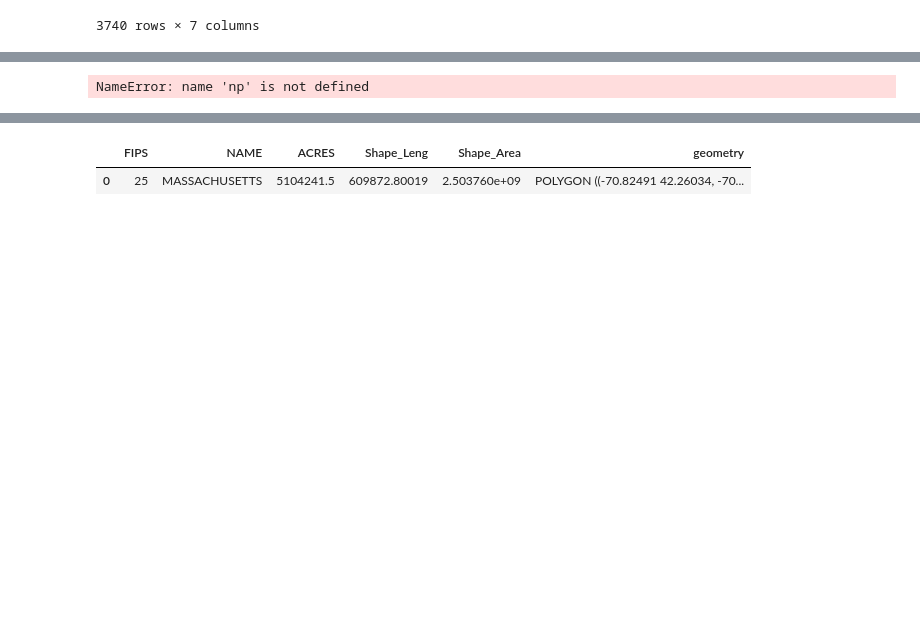
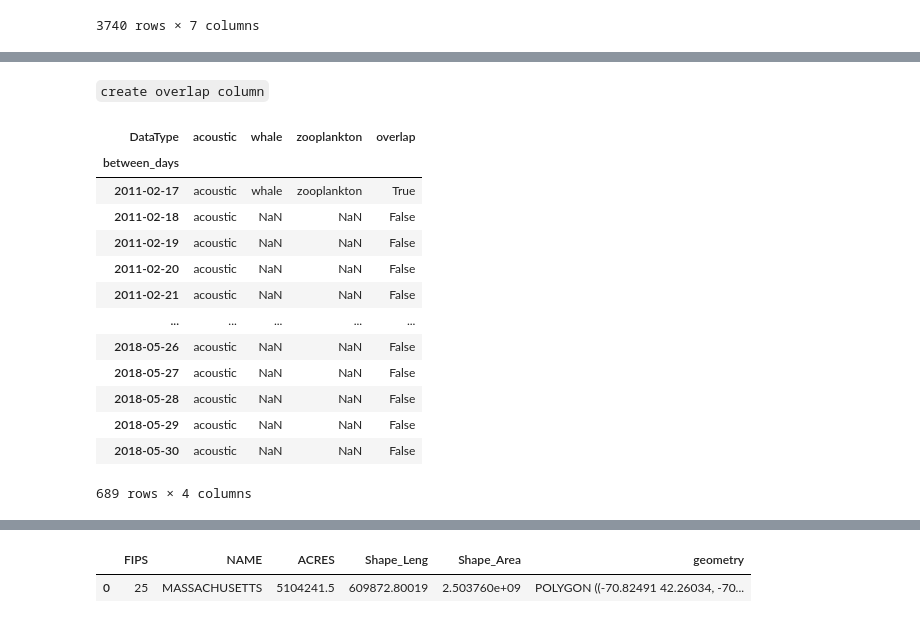
Before and after one commit to jackiefalvo/MP_Python, a Jupyter notebook: Scripting/scratch/scripts/SpatioTemporal_overlap.ipynb, the cells around one changed output, grey strips where cells are left out. Saved outputs shown, nothing was run; the diff lists cells and outputs as text; code cells hidden in the pictures; blank space fills up the shorter version.

```diff
--- a/Scripting/scratch/scripts/SpatioTemporal_overlap.ipynb
+++ b/Scripting/scratch/scripts/SpatioTemporal_overlap.ipynb
@@ -123,0 +77,4 @@ Name: between_days, Length: 896, dtype: int64
+# %%
+# pivot from long to wide
+concat_pivot = concat4.pivot(index = 'between_days', columns='DataType', values='DataType')
+concat_pivot
@@ -123,0 +96,2 @@ Name: between_days, Length: 896, dtype: int64
+# %% [markdown]
+`create overlap column`
@@ -124 +105,19 @@ Name: between_days, Length: 896, dtype: int64
+# %%
+concat_pivot['overlap'] = concat_pivot.apply(my_function, axis = 1)
+concat_pivot
+# %% [output]
+| DataType | acoustic | whale | zooplankton | overlap |
+| between_days |  |  |  |  |
+| 2011-02-17 | acoustic | whale | zooplankton | True |
+| 2011-02-18 | acoustic | NaN | NaN | False |
+| 2011-02-19 | acoustic | NaN | NaN | False |
+| 2011-02-20 | acoustic | NaN | NaN | False |
+| 2011-02-21 | acoustic | NaN | NaN | False |
+| ... | ... | ... | ... | ... |
+| 2018-05-26 | acoustic | NaN | NaN | False |
+| 2018-05-27 | acoustic | NaN | NaN | False |
+| 2018-05-28 | acoustic | NaN | NaN | False |
+| 2018-05-29 | acoustic | NaN | NaN | False |
+| 2018-05-30 | acoustic | NaN | NaN | False |
+689 rows × 4 columns
 # %%
@@ -126,5 +124,0 @@ pd.DataFrame.to_csv(df_vals, '../data/df_vals.csv')
-# %%
-df_vals['trifecta'] = np.where(df_vals['count'] == 3,1,0)
-df_vals
-# %% [output]
-NameError: name 'np' is not defined
```
Also changed, not shown: parts of 21 cells of this notebook, 7 other files.
